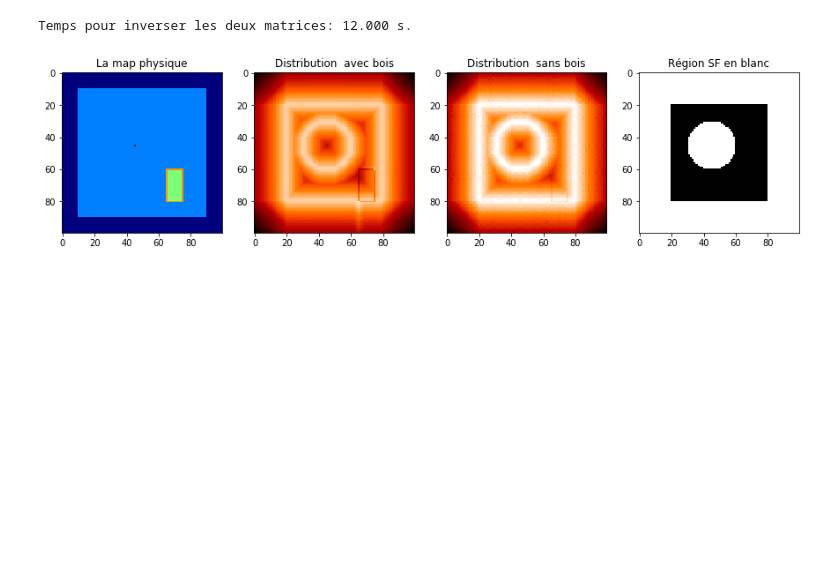
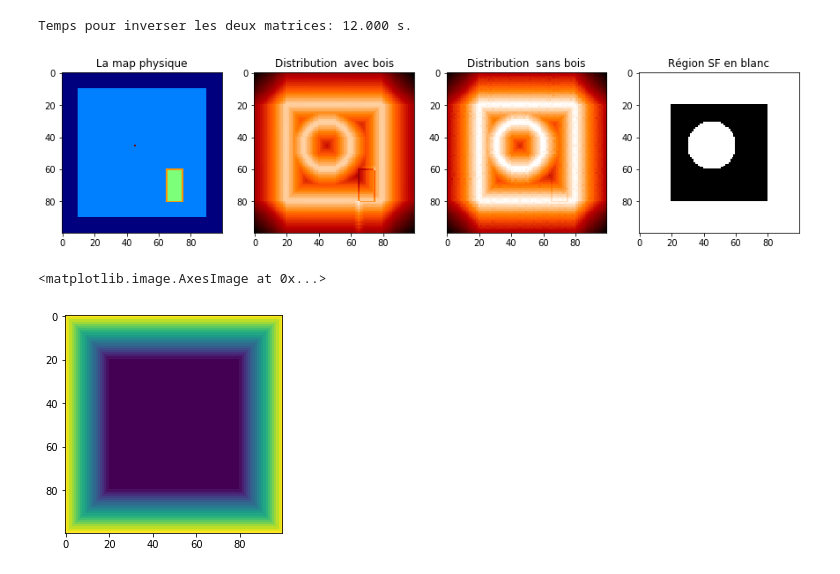
Before and after one commit to pierreluc-plt/ProjetSimulation, a Jupyter notebook: ConstructionMaillage-TestTFSF.ipynb, the cells around one changed output. Saved outputs shown, nothing was run; the diff lists cells and outputs as text; code cells hidden in the pictures; blank space fills up the shorter version.

```diff
--- a/ConstructionMaillage-TestTFSF.ipynb
+++ b/ConstructionMaillage-TestTFSF.ipynb
@@ -687,3 +687,30 @@ ax[3].set_title("Région SF en blanc")
 plt.show()
 # %% [output]
 [figure]
+# %%
+Expo=20
+Nx=100
+N_PML=20
+grid=np.ones([Nx,Nx])
+alpha=1
+alpha_abs=10*alpha
+d_alpha=(alpha_abs-alpha)/N_PML
+grid=grid*alpha
+for i in range(N_PML):
+    grid[-i-1,i:-i-1]=(N_PML-i+2)*d_alpha
+    grid[i,i:-i-1]=(N_PML-i+2)*d_alpha
+    grid[i:-i-1,i]=(N_PML-i+2)*d_alpha
+    grid[i:-i-1,-i-1]=(N_PML-i+2)*d_alpha
+    grid[Nx-(i+1),Ny-(i+1)]=(N_PML-i+2)*d_alpha
+
+
+
+
+#     grid[-i,:]=N_PML-i*d_alpha
+#     grid[:,i]=N_PML-i*d_alpha
+
+plt.imshow(np.transpose(grid[10:30,10:30]))
+plt.imshow(np.transpose(grid[:,:]))
+# %% [output]
+<matplotlib.image.AxesImage at 0x...>
+[figure, added]
```
Also changed, not shown: parts of 1 cell of this notebook, 2 other files.
